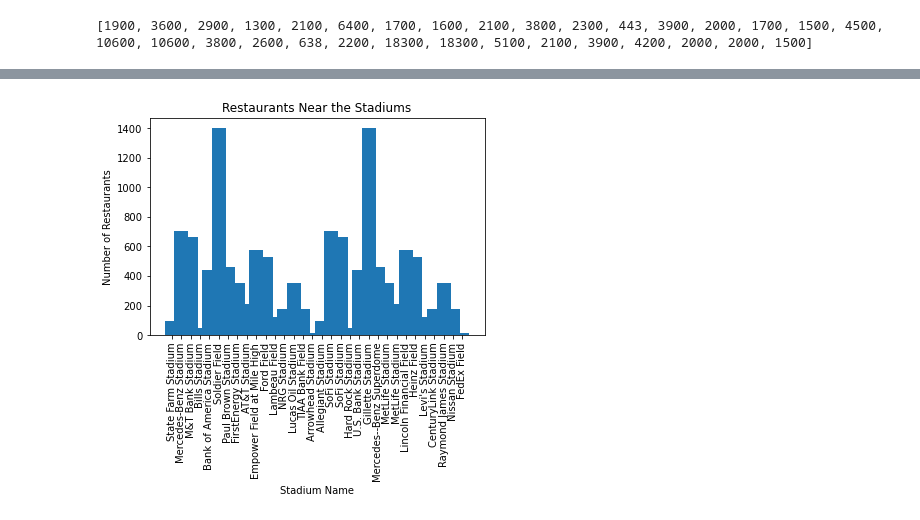
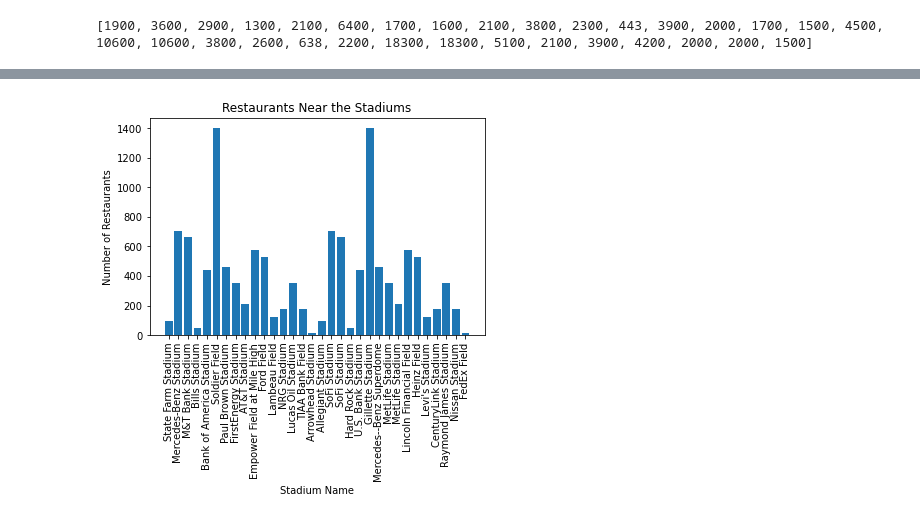
Before and after one commit to jjying89/Yelp-Restaurants-Analysis, a Jupyter notebook: Stadium_Coordinates.ipynb, the cells around one changed output, grey strips where cells are left out. Cells and saved outputs as stored; diff of their text form; code cells hidden in the pictures.

```diff
--- a/Stadium_Coordinates.ipynb
+++ b/Stadium_Coordinates.ipynb
@@ -193,12 +193,11 @@ stadium_data_df
 stadium_names = list(stadium_data_df["Stadium Name"])
 # %%
 y_pos = np.arange(len(stadium_names))
-width = 1.5
-plt.bar(y_pos, number_business, width = width)
+plt.bar(y_pos, number_business)
 plt.xticks(y_pos, stadium_names, rotation = 90)
 plt.title("Restaurants Near the Stadiums")
 plt.xlabel("Stadium Name")
 plt.ylabel("Number of Restaurants")
 plt.show()
 # %% [output]
-[figure, old version]
+[figure, new version]
```
